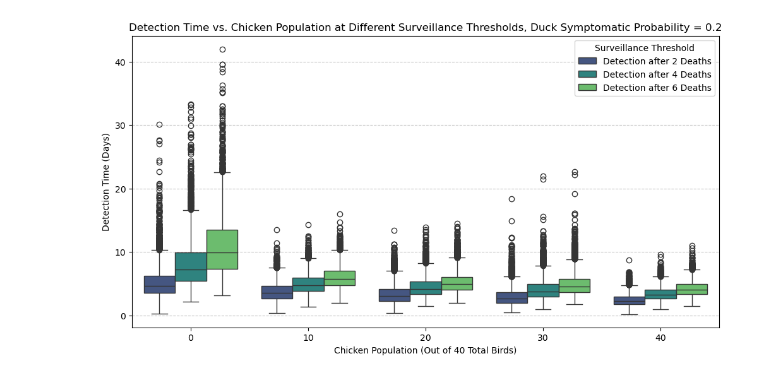
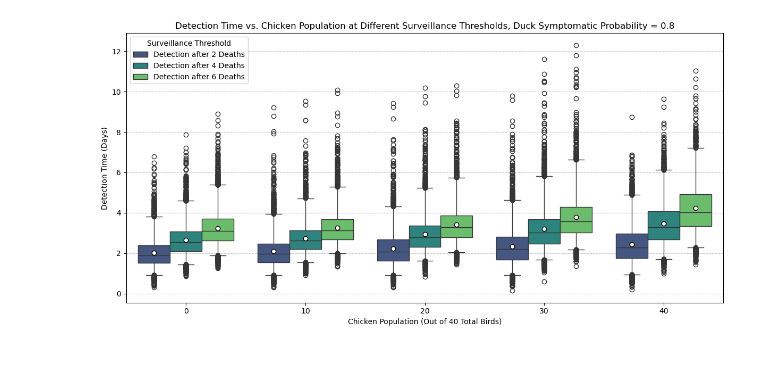
Before and after one commit to stevewu2001/Within-flock-simulation, a Jupyter notebook: detection_time_compare.ipynb, the cells around one changed output. Cells and saved outputs as stored; diff of their text form; code cells hidden in the pictures.

```diff
--- a/detection_time_compare.ipynb
+++ b/detection_time_compare.ipynb
@@ -74,11 +74,11 @@ def create_df(simulation_data):
 # %%
 # List of files corresponding to different chicken populations
 chicken_levels = [0, 10, 20, 30, 40]
-symprob = 0.2
+symprob = 0.8
 rescale = 3.0
 file_template = "Time_Series/chicken_{}_symprob_{}_rescale_{}.h5"
 
-def process_files(chicken_levels):
+def process_files(chicken_levels, symprob=symprob):
     all_results = []
 
     for chicken in chicken_levels:
@@ -127,34 +127,38 @@ df_melted = df_all.melt(
 )
 
 # Drop NaN values for visualization
 df_melted = df_melted.dropna(subset=["Detection Time"])
 
 # Map threshold names to more readable labels
 threshold_labels = {
     "passive_surveillance_threshold_2": "Detection after 2 Deaths",
     "passive_surveillance_threshold_4": "Detection after 4 Deaths",
     "passive_surveillance_threshold_6": "Detection after 6 Deaths"
 }
 df_melted["Surveillance Threshold"] = df_melted["Surveillance Threshold"].map(threshold_labels)
 
-# Plot the boxplot
+# Plot the boxplot with custom whiskers
 plt.figure(figsize=(12, 6))
 sns.boxplot(
     x="chicken_population",
     y="Detection Time",
     hue="Surveillance Threshold",
     data=df_melted,
-    palette="viridis"
+    palette="viridis",
+    whis=(2.5, 97.5),  # Set whiskers to 2.5th and 97.5th percentiles
+    showmeans=True,
+    meanprops={"marker": "o", "markerfacecolor": "white", "markeredgecolor": "black"}
 )
 
 # Labels and title
 plt.xlabel("Chicken Population (Out of 40 Total Birds)")
 plt.ylabel("Detection Time (Days)")
 plt.title(f"Detection Time vs. Chicken Population at Different Surveillance Thresholds, Duck Symptomatic Probability = {symprob}")
 plt.legend(title="Surveillance Threshold")
 plt.grid(axis="y", linestyle="--", alpha=0.7)
-#plt.ylim(0, 20)  # Limit y-axis for better visualization
+# plt.ylim(0, 20)  # Optional y-axis limit
 
+plt.tight_layout()
 plt.show()
 # %% [output]
-[figure, old version]
+[figure, new version]
```
Also changed, not shown: parts of 11 cells of this notebook, 1 other file.
